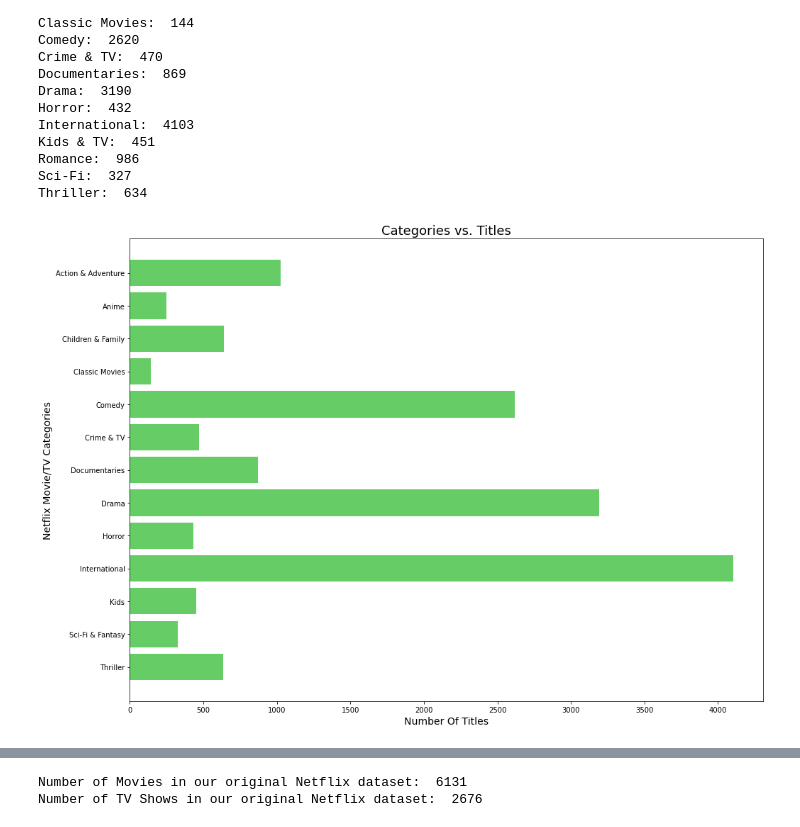
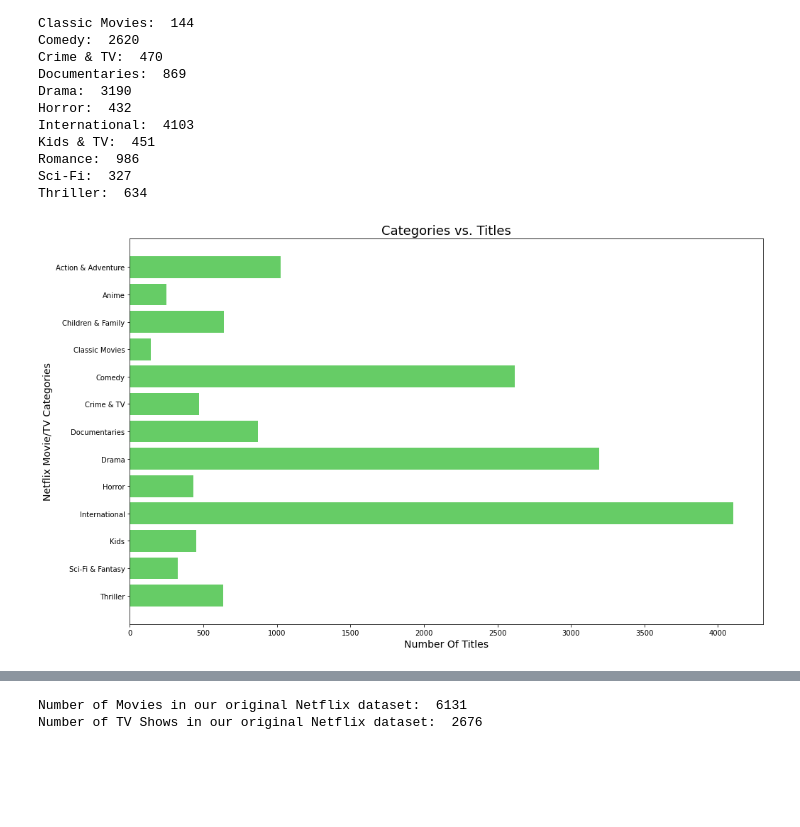
Before and after one commit to NIVETHA1086/Netflix-Data-Analysis-Project, a Jupyter notebook: Netflix Data Analysis.ipynb, the cells around one changed output, grey strips where cells are left out. Drawn from its saved outputs; the diff is of its cells as text; code cells hidden in the pictures; blank space fills up the shorter version.

```diff
--- a/Netflix Data Analysis.ipynb
+++ b/Netflix Data Analysis.ipynb
@@ -384,35 +331,35 @@ categories =["Thriller",
              "Documentaries",
              "Crime & TV",
              "Comedy",
              "Classic Movies",
              "Children & Family",
              "Anime",
              "Action & Adventure"]
 totals = [thriller,
           scifi,
           kidstv,
           international,
           horror,
           drama,
           documentaries,
           crimeandtv,
           comedy,
           classicmovies,
           childrenandfamily,
           anime,
           actionadventure]
 
 
 # Create the graph using commands from matplotlib library
-plt.figure(figsize=(16,12))
+plt.figure(figsize=(16,10))
 plt.barh(categories, totals, color='#66CC66')
 plt.title("Categories vs. Titles", fontsize=18)
 plt.xlabel("Number Of Titles", fontsize=14)
 plt.ylabel("Netflix Movie/TV Categories", fontsize=14)
 plt.savefig('Netflix_Movie_TV_Categories.png')
 plt.show()
 # %% [output]
-[figure, old version]
+[figure, new version]
 # %%
 df_netflix
 # %% [output]
```
Also changed, not shown: parts of 12 cells of this notebook.
